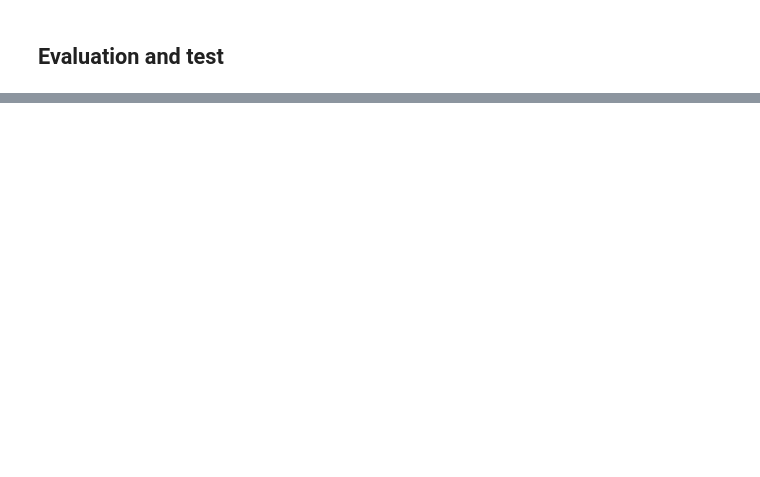
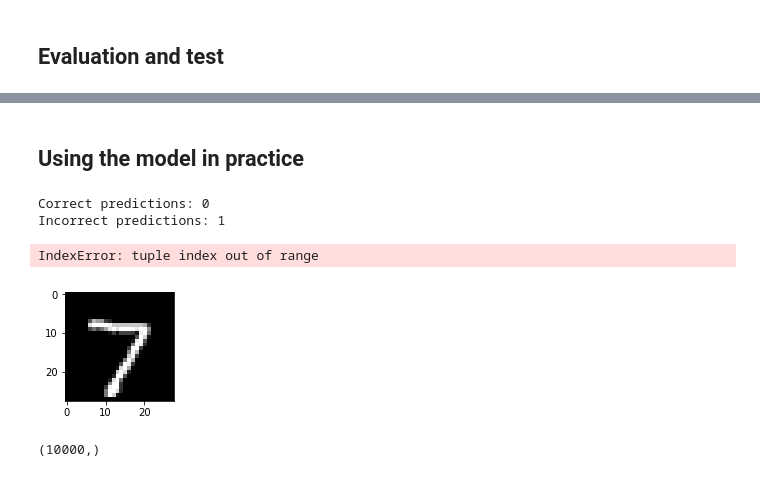
Before and after one commit to KimConcepcion/BigData, a Jupyter notebook: Exam/NN.ipynb, the cells around one changed output, grey strips where cells are left out. Saved outputs shown, nothing was run; the diff lists cells and outputs as text; code cells hidden in the pictures; blank space fills up the shorter version.

Commit message:
Finished NN model, but with a few warnings with numpy

```diff
--- a/Exam/NN.ipynb
+++ b/Exam/NN.ipynb
@@ -105,13 +123,10 @@ model.compile(loss='categorical_crossentropy',
              optimizer=RMSprop(),
              metrics=['accuracy'])
 # %%
-history = model.fit(x_train, y_train,
-                   batch_size=batch_size,
-                   epochs=epochs,
-                   verbose=1,
-                   validation_data=(x_test, y_test))
+history = model.fit(x_train, y_train, batch_size=batch_size, epochs=epochs, verbose=1, validation_data=(x_test, y_test))
+
 score = model.evaluate(x_test, y_test, verbose=0)
-print('Test loss:', score[0]*100, "%")
-print('Test accuracy:', score[1]*100, "%")
+print('Test loss:', round(score[0]*100, 2), "%")
+print('Test accuracy:', round(score[1]*100, 2), "%")
 # %% [output]
 Train on 60000 samples, validate on 10000 samples
@@ -125,0 +149,40 @@ Test accuracy: 98.0 %
+# %% [markdown]
+## Using the model in practice
+# %%
+res = model.predict_classes(x_test)
+# %%
+correct_predictions = np.nonzero(res == y_test)[0]
+incorrect_predictions = np.nonzero(res != y_test)[0]
+# %%
+print('Correct predictions:', len(correct_predictions))
+print('Incorrect predictions:', len(incorrect_predictions))
+# %% [output]
+Correct predictions: 0
+Incorrect predictions: 1
+# %%
+plt.rcParams['figure.figsize']=(7, 14)
+
+figure_evaluation = plt.figure()
+
+# Plot the correct results:
+for index, correct in enumerate(correct_predictions[:9]):
+    plt.subplot(6,3,index+1)
+    plt.imshow(x_test[correct].reshape(28, 28), cmap='gray', interpolation='none')
+    plt.title('Prediction: {}, Truth: {}'.format(res[correct]))
+    plt.xticks([])
+
+# Plot the incorrect results:
+for index, incorrect in enumerate(incorrect_predictions[:9]):
+    plt.subplot(6,3,index+10)
+    plt.imshow(x_test[incorrect].reshape(28, 28), cmap='gray', interpolation='none')
+    plt.title('Prediction: {}, Truth: {}'.format(res[incorrect]))
+    plt.xticks([])
+
+figure_evaluation
+# %% [output]
+IndexError: tuple index out of range
+[figure, added]
+# %%
+res.shape
+# %% [output]
+(10000,)
```
Also changed, not shown: parts of 15 cells of this notebook, 1 other file.
